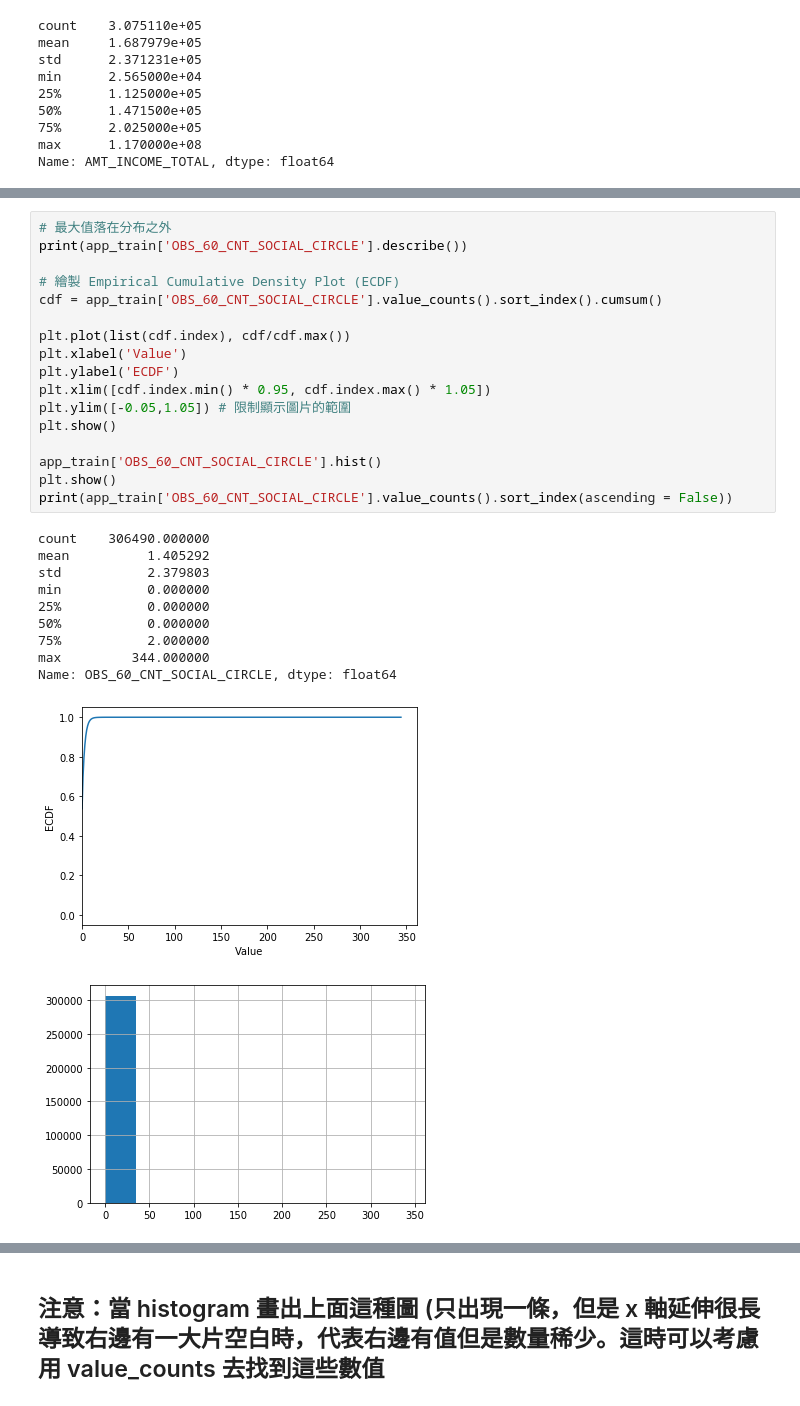
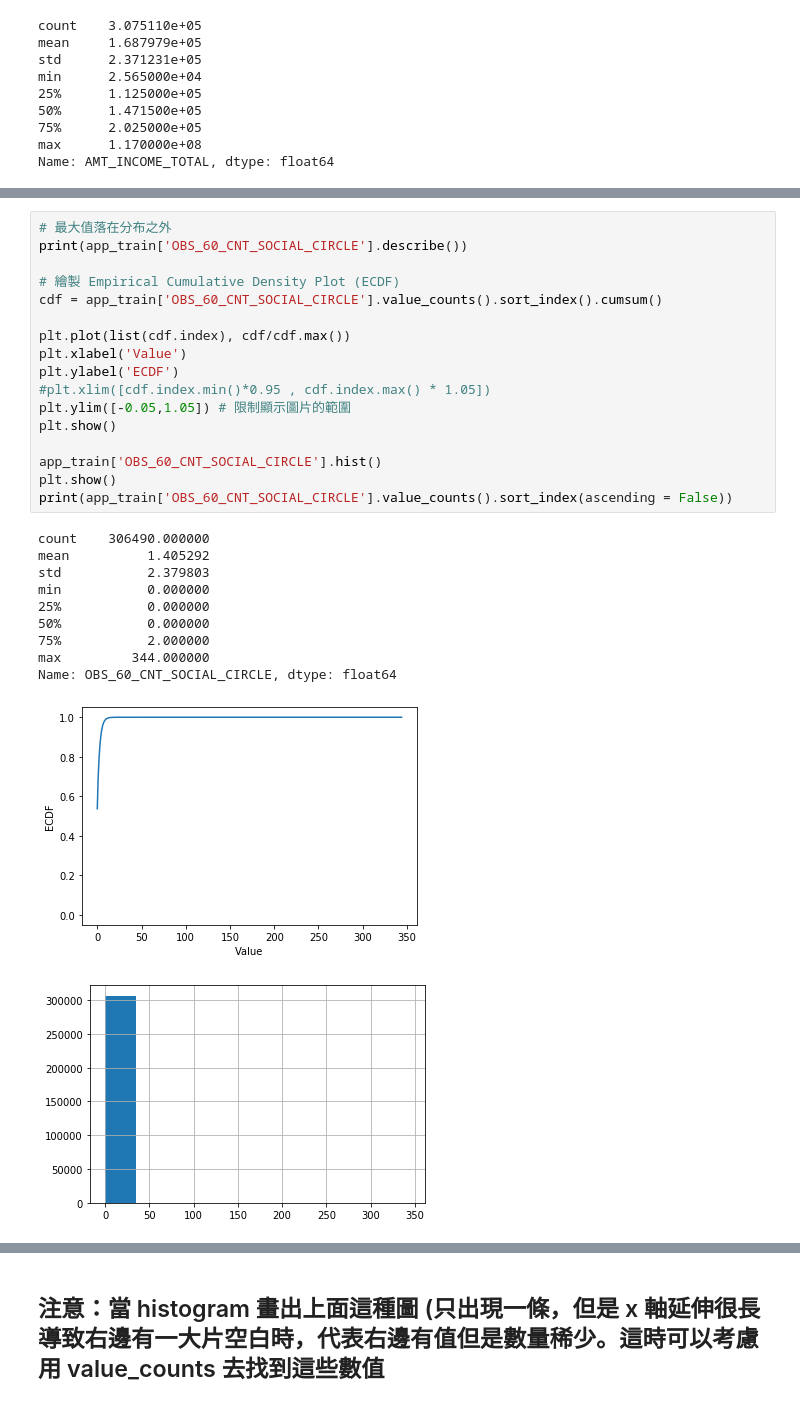
Before and after one commit to ss900371tw/3rd-ML100Days, a Jupyter notebook: homework/Day_009_HW/Day_009_HW.ipynb, the cells around one changed output, grey strips where cells are left out. Drawn from its saved outputs; the diff is of its cells as text.

```diff
--- a/homework/Day_009_HW/Day_009_HW.ipynb
+++ b/homework/Day_009_HW/Day_009_HW.ipynb
@@ -188,31 +188,31 @@ Name: REGION_POPULATION_RELATIVE, Length: 81, dtype: int64
 # %%
 # 最大值落在分布之外
 print(app_train['OBS_60_CNT_SOCIAL_CIRCLE'].describe())
 
 # 繪製 Empirical Cumulative Density Plot (ECDF)
 cdf = app_train['OBS_60_CNT_SOCIAL_CIRCLE'].value_counts().sort_index().cumsum()
 
 plt.plot(list(cdf.index), cdf/cdf.max())
 plt.xlabel('Value')
 plt.ylabel('ECDF')
-plt.xlim([cdf.index.min() * 0.95, cdf.index.max() * 1.05])
+#plt.xlim([cdf.index.min()*0.95 , cdf.index.max() * 1.05])
 plt.ylim([-0.05,1.05]) # 限制顯示圖片的範圍
 plt.show()
 
 app_train['OBS_60_CNT_SOCIAL_CIRCLE'].hist()
 plt.show()
 print(app_train['OBS_60_CNT_SOCIAL_CIRCLE'].value_counts().sort_index(ascending = False))
 # %% [output]
 count    306490.000000
 mean          1.405292
 std           2.379803
 min           0.000000
 25%           0.000000
 50%           0.000000
 75%           2.000000
 max         344.000000
 Name: OBS_60_CNT_SOCIAL_CIRCLE, dtype: float64
-[figure, old version]
+[figure, new version]
 [figure]
 344.0         1
 47.0          1
```
Also changed, not shown: parts of 5 cells of this notebook.
